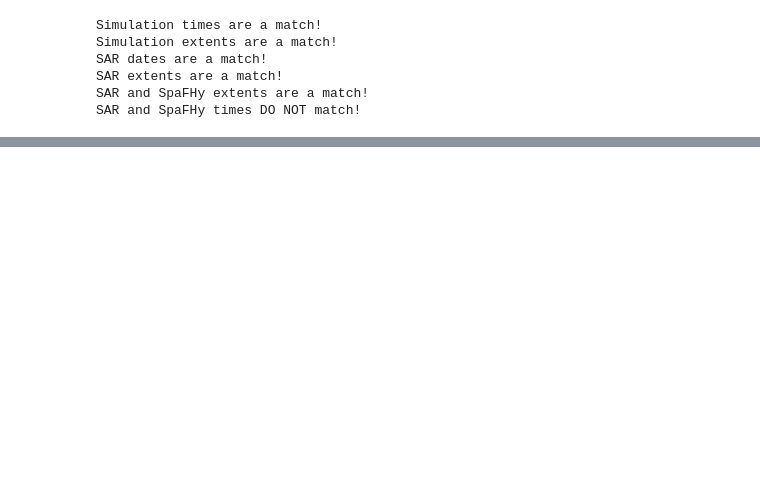
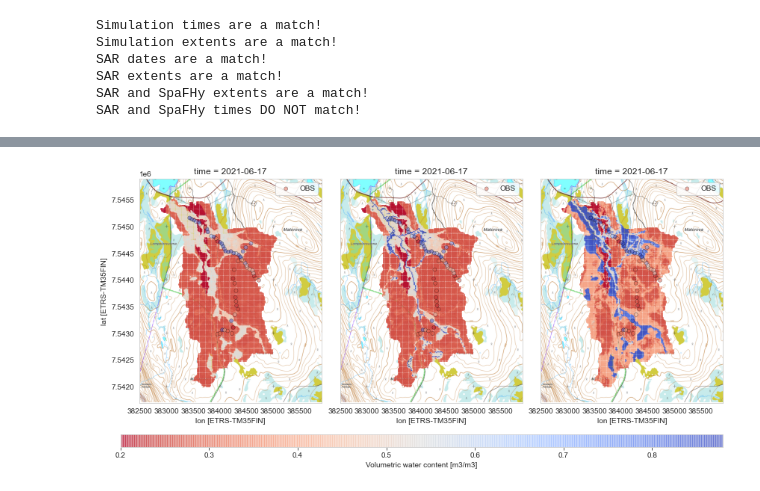
Before and after one commit to jpnousu/SpaFHy_v2.0, a Jupyter notebook: plotting_jup.ipynb, the cells around one changed output, grey strips where cells are left out. Cells and saved outputs as stored; diff of their text form; code cells hidden in the pictures; blank space fills up the shorter version.

```diff
--- a/plotting_jup.ipynb
+++ b/plotting_jup.ipynb
@@ -286,0 +359,63 @@ ValueError: key of type tuple not found and not a MultiIndex
+# %%
+# SPAFHY SPATIAL MODEL VERSION COMPARISON
+
+start = np.where(pd.to_datetime(dates_spa) == '2021-05-01')[0][0]
+end = np.where(pd.to_datetime(dates_spa) == '2021-09-02')[0][0]
+
+d = '2021-06-17'
+doi = np.where(pd.to_datetime(dates_spa[start:end]) == d)[0][0]
+doi_m = np.where(pd.to_datetime(theta_spat['time'][:].data) == d)[0][0]
+
+alp=0.5
+ylims = [0.2,0.88]
+fig = plt.figure(figsize=(14,8))
+gs = fig.add_gridspec(1, 3)
+
+ax1 = fig.add_subplot(gs[0, 0])
+ax2 = fig.add_subplot(gs[0, 1])
+ax3 = fig.add_subplot(gs[0, 2])
+
+rasterio.plot.show(pk, transform=meta['transform'], ax=ax1);
+im1 = res_1d['bucket_moisture_root'][start:end][doi].plot(ax=ax1, cmap='coolwarm_r', vmin=ylims[0], vmax=ylims[1], alpha=alp,
+                                                          add_colorbar=False, label='MOD')
+theta_spat_gpd.loc[theta_spat_gpd.index == d,
+                   ['theta', 'geometry']].plot(column='theta',
+                                               ax=ax1, cmap='coolwarm_r', edgecolor='black', linewidth=0.5,
+                                               markersize=25,
+                                               alpha=alp, vmin=ylims[0], vmax=ylims[1], label='OBS')
+ax1.legend()
+rasterio.plot.show(pk, transform=meta['transform'], ax=ax2);
+im2 = res_top['bucket_moisture_root'][start:end][doi].plot(ax=ax2, cmap='coolwarm_r', vmin=ylims[0], vmax=ylims[1], alpha=alp,
+                                                          add_colorbar=False)
+theta_spat_gpd.loc[theta_spat_gpd.index == d,
+                   ['theta', 'geometry']].plot(column='theta',
+                                               ax=ax2, cmap='coolwarm_r', edgecolor='black', linewidth=0.5,
+                                               markersize=25,
+                                               alpha=alp, vmin=ylims[0], vmax=ylims[1], label='OBS')
+ax2.legend()
+
+rasterio.plot.show(pk, transform=meta['transform'], ax=ax3)
+
+res_2d['bucket_moisture_root'][start:end][doi].plot(ax=ax3, cmap='coolwarm_r', vmin=ylims[0], vmax=ylims[1], alpha=alp,
+                                                    add_colorbar=False)
+theta_spat_gpd.loc[theta_spat_gpd.index == d,
+                   ['theta', 'geometry']].plot(column='theta',
+                                               ax=ax3, cmap='coolwarm_r', edgecolor='black', linewidth=0.5,
+                                               markersize=25,
+                                               alpha=alp, vmin=ylims[0], vmax=ylims[1], label='OBS')
+ax3.legend()
+ax2.axes.get_yaxis().set_ticklabels([])
+ax2.set_ylabel('')
+ax3.axes.get_yaxis().set_ticklabels([])
+ax3.set_ylabel('')
+
+cax = plt.axes([0.1, 0.14, 0.8, 0.03])
+cbar1 = plt.colorbar(im1, cax=cax, orientation='horizontal')
+cbar1.set_label('Volumetric water content [m3/m3]')
+
+plt.subplots_adjust(wspace=0.1, hspace=0)
+
+plt.savefig(f'spatial_mode_{d}_2021_{today}.pdf', bbox_inches='tight', dpi=300)
+plt.savefig(f'spatial_mode_{d}_2021_{today}.png', bbox_inches='tight', dpi=300)
+# %% [output]
+[figure, added]
```
Also changed, not shown: parts of 18 cells of this notebook, 8 other files.
